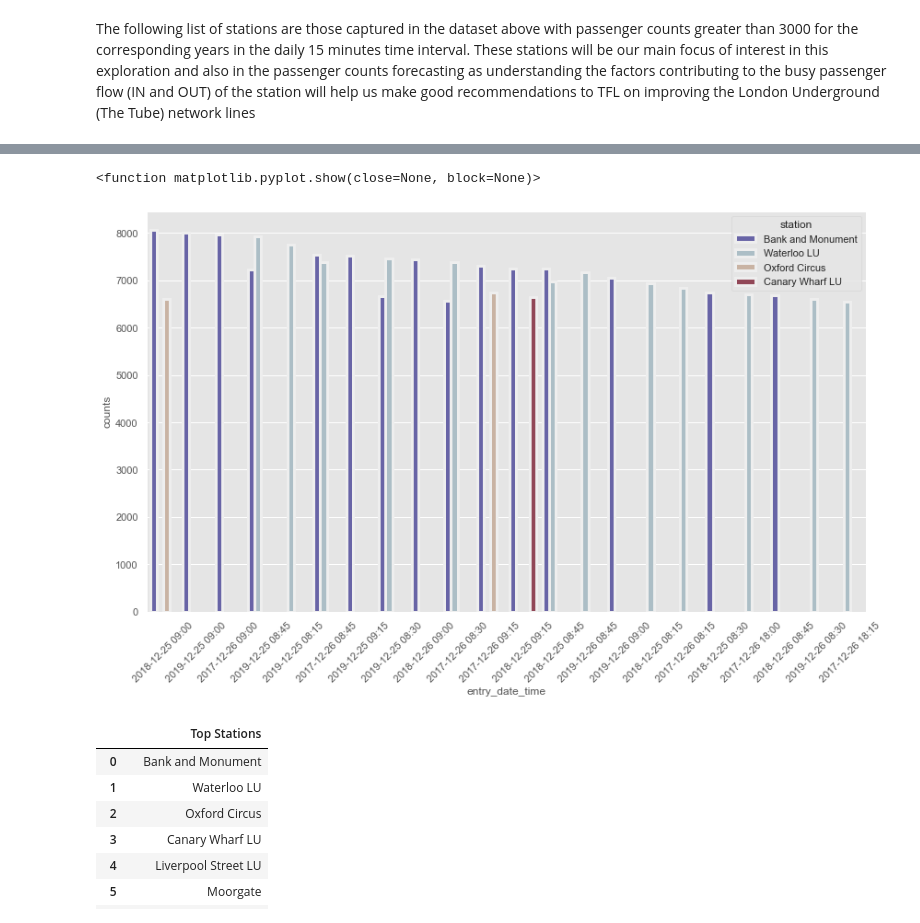
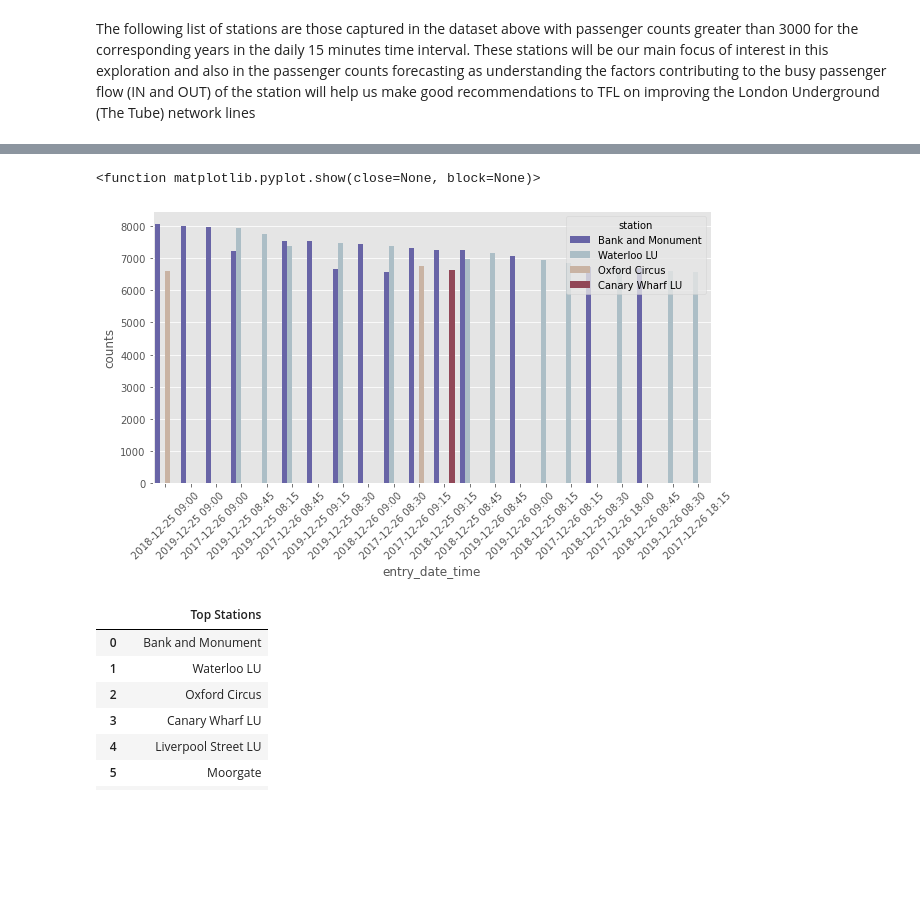
Before and after one commit to chidike10/Towards-a-Tube-Twin-passenger-forecasting-project, a Jupyter notebook: tube forcast fbprophet.ipynb, the cells around one changed output, grey strips where cells are left out. Cells and saved outputs as stored; diff of their text form; code cells hidden in the pictures; blank space fills up the shorter version.

Commit message:
streamlit and EDA plots update

```diff
--- a/tube forcast fbprophet.ipynb
+++ b/tube forcast fbprophet.ipynb
@@ -212,16 +196,16 @@ fig.show()
 [interactive output not drawn]
 # %%
 from plotly.offline import plot
-plt.figure(figsize = (14,8))
+plt.figure(figsize = (10,5))
 
 sns.barplot(x = 'entry_date_time', y = 'counts', data = df_top.sort_values('counts', ascending=False).head(30),
             hue='station',
             palette='twilight_shifted', lw=3)
 plt.xticks(rotation=45)
 plt.show
 # %% [output]
 <function matplotlib.pyplot.show(close=None, block=None)>
-[figure, old version]
+[figure, new version]
 # %%
 # Viewing the names of the stations with highest passenger counts
 top_stations = df_top['station'].unique()
```
Also changed, not shown: parts of 4 cells of this notebook, 2 other files.
